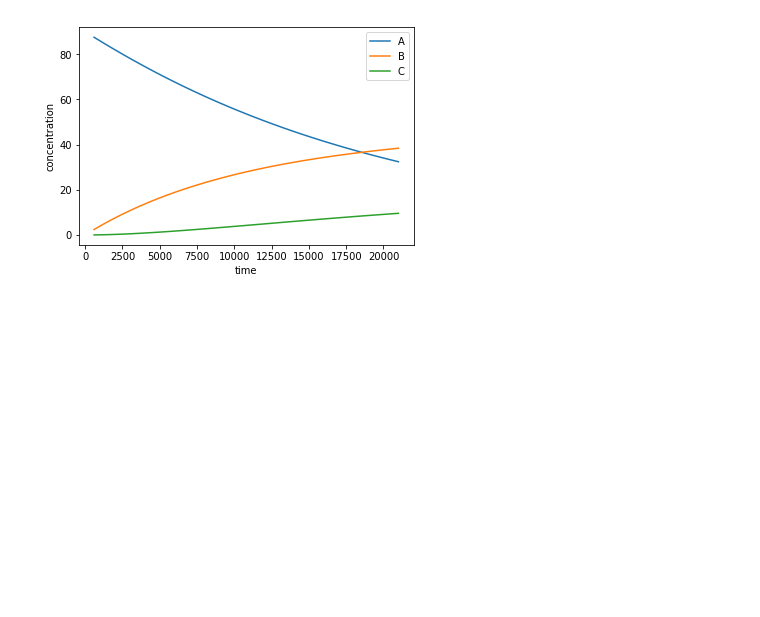
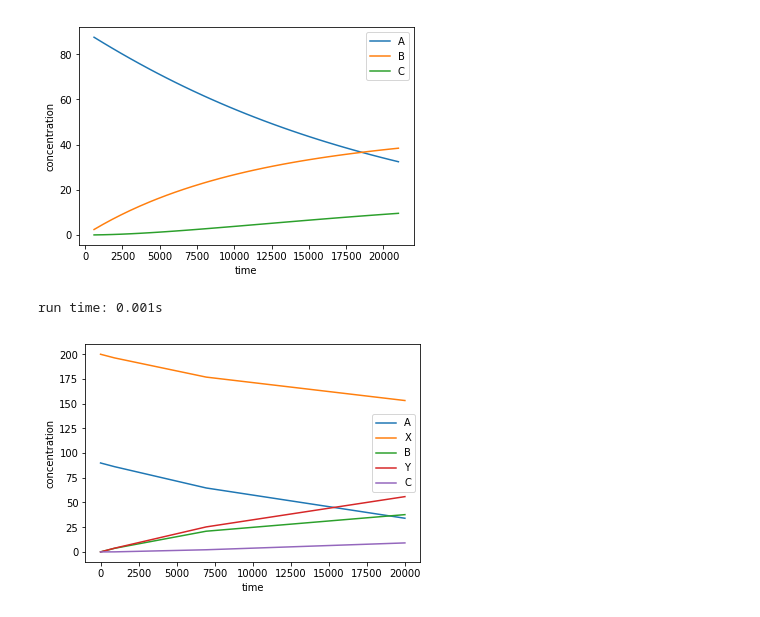
Before and after one commit to dorox/react, a Jupyter notebook: Data import.ipynb, the cells around one changed output. Cells and saved outputs as stored; diff of their text form; code cells hidden in the pictures; blank space fills up the shorter version.

```diff
--- a/Data import.ipynb
+++ b/Data import.ipynb
@@ -57,3 +58,13 @@ run time: 0.006s
 chem1.plot('A', 'B', 'C')
 # %% [output]
 [figure]
+# %%
+chem2 = models.Chemistry()
+chem2.reaction('A+X=>B+Y', k = 2.30600665e-07)
+chem2.reaction('B+A=>C+Y', k = 3.69897732e-07)
+chem2.initial_concentrations(A=90, X=200)
+chem2.time_stop = 20000
+chem2.run()
+# %% [output]
+run time: 0.001s
+[figure, added]
```
Also changed, not shown: parts of 6 cells of this notebook, 2 other files.
